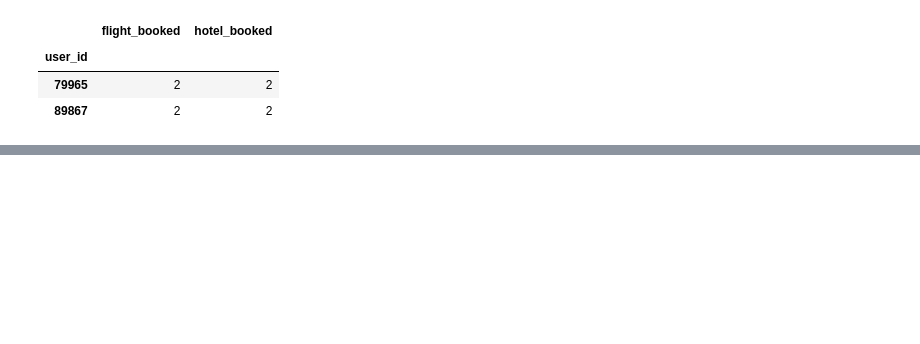
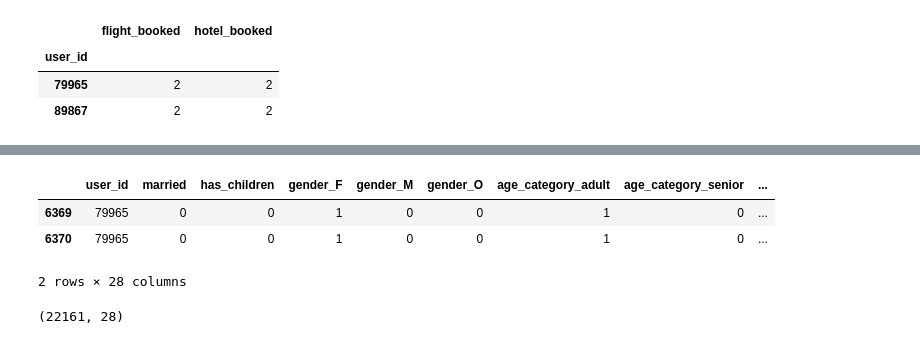
Before and after one commit to derewor/Travel-Tide-project, a Jupyter notebook: TravelTide_project_final.ipynb, the cells around one changed output, grey strips where cells are left out. Drawn from its saved outputs; the diff is of its cells as text; code cells hidden in the pictures; blank space fills up the shorter version.

```diff
--- a/TravelTide_project_final.ipynb
+++ b/TravelTide_project_final.ipynb
@@ -393,0 +411,6 @@ category_user_grouped.head()
+# %%
+# A one hot encoding for the categories in the catagory_user_group dataframe
+category_user_data = pd.get_dummies(category_user_grouped[['flight_frequency_category','hotel_use_category']])
+category_user_data = category_user_data.apply(lambda row: row.map({True: 1, False: 0}))
+category_user_data.reset_index().sort_values('user_id', ascending=True).head(2)
+#category_user_data = category_user_data.drop([['flight_booked','hotel_booked','flight_frequency_category','hotel_use_category']], axis=1)
@@ -393,0 +421,13 @@ category_user_grouped.head()
+# %%
+# merge the two encoded dataframes into one on the bases of user_id
+encoded_data = categorized_data.merge(category_user_data, how='inner', left_on='user_id', right_on='user_id')
+encoded_data.sort_values('user_id', ascending=True).head(2)
+# %% [output]
+|  | user_id | married | has_children | gender_F | gender_M | gender_O | age_category_adult | age_category_senior | ... |
+| 6369 | 79965 | 0 | 0 | 1 | 0 | 0 | 1 | 0 | ... |
+| 6370 | 79965 | 0 | 0 | 1 | 0 | 0 | 1 | 0 | ... |
+2 rows × 28 columns
+# %%
+encoded_data.shape
+# %% [output]
+(22161, 28)
```
Also changed, not shown: parts of 6 cells of this notebook.
